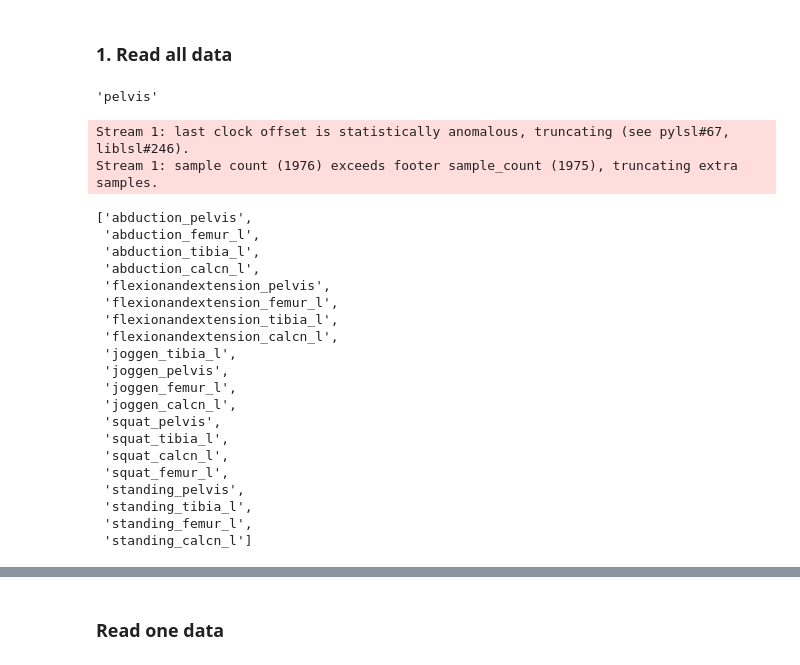
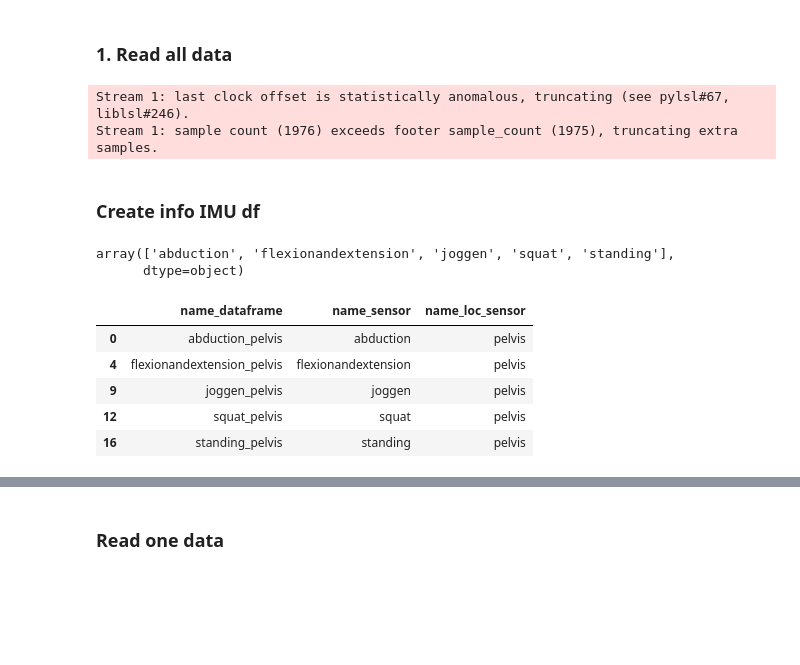
Before and after one commit to Mohsenmohebbi1993/Biomechanik, a Jupyter notebook: notebooks/6. Mrteza Project IMU and xdf file.ipynb, the cells around one changed output, grey strips where cells are left out. Cells and saved outputs as stored; diff of their text form; code cells hidden in the pictures; blank space fills up the shorter version.

```diff
--- a/notebooks/6. Mrteza Project IMU and xdf file.ipynb
+++ b/notebooks/6. Mrteza Project IMU and xdf file.ipynb
@@ -66,8 +62,3 @@ MAP_SENSOR = pd.read_excel(PATH_MAP_SENSOR, sheet_name="Tabelle1")
-# %%
-a = "Xsens_MTw2_00B4D0C5"
-MAP_SENSOR[MAP_SENSOR["ID"].eq(a[-8:])]["Name"].iloc[0]
-# %% [output]
-'pelvis'
 # %%
 # fuction reader file
 def path_each_file(name_each_file:str, name_each_df:str):
@@ -113,27 +104,24 @@ for each_df in range(inf_all_sdf_data.shape[0]):
 # %% [output]
 Stream 1: last clock offset is statistically anomalous, truncating (see pylsl#67, liblsl#246).
 Stream 1: sample count (1976) exceeds footer sample_count (1975), truncating extra samples.
+# %% [markdown]
+### Create info IMU df
 # %%
-name_dataframe
+inf_IMU = pd.DataFrame(name_dataframe, columns=["name_dataframe"])
+inf_IMU["name_sensor"] = inf_IMU["name_dataframe"].str.split("_", n=1).str[0]
+inf_IMU["name_loc_sensor"] = inf_IMU["name_dataframe"].str.split("_", n=1).str[1]
-# %% [output]
-['abduction_pelvis',
- 'abduction_femur_l',
- 'abduction_tibia_l',
- 'abduction_calcn_l',
- 'flexionandextension_pelvis',
- 'flexionandextension_femur_l',
- 'flexionandextension_tibia_l',
- 'flexionandextension_calcn_l',
- 'joggen_tibia_l',
- 'joggen_pelvis',
- 'joggen_femur_l',
- 'joggen_calcn_l',
- 'squat_pelvis',
- 'squat_tibia_l',
- 'squat_calcn_l',
- 'squat_femur_l',
- 'standing_pelvis',
- 'standing_tibia_l',
- 'standing_femur_l',
- 'standing_calcn_l']
+# %%
+inf_IMU["name_sensor"].unique()
+# %% [output]
+array(['abduction', 'flexionandextension', 'joggen', 'squat', 'standing'],
+      dtype=object)
+# %%
+inf_IMU[inf_IMU["name_loc_sensor"].eq("pelvis")]
+# %% [output]
+|  | name_dataframe | name_sensor | name_loc_sensor |
+| 0 | abduction_pelvis | abduction | pelvis |
+| 4 | flexionandextension_pelvis | flexionandextension | pelvis |
+| 9 | joggen_pelvis | joggen | pelvis |
+| 12 | squat_pelvis | squat | pelvis |
+| 16 | standing_pelvis | standing | pelvis |
 # %%
```
Also changed, not shown: parts of 2 cells of this notebook.
